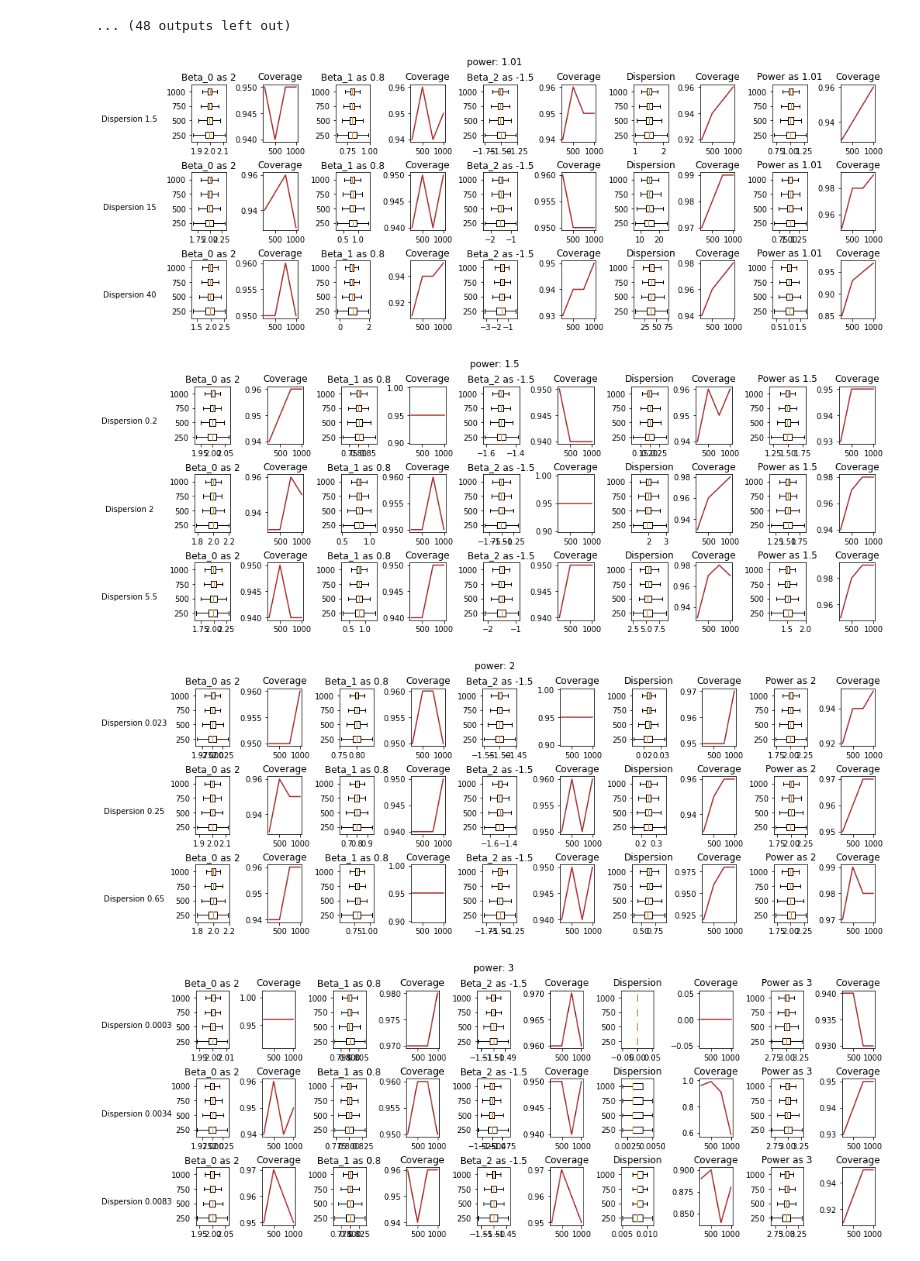
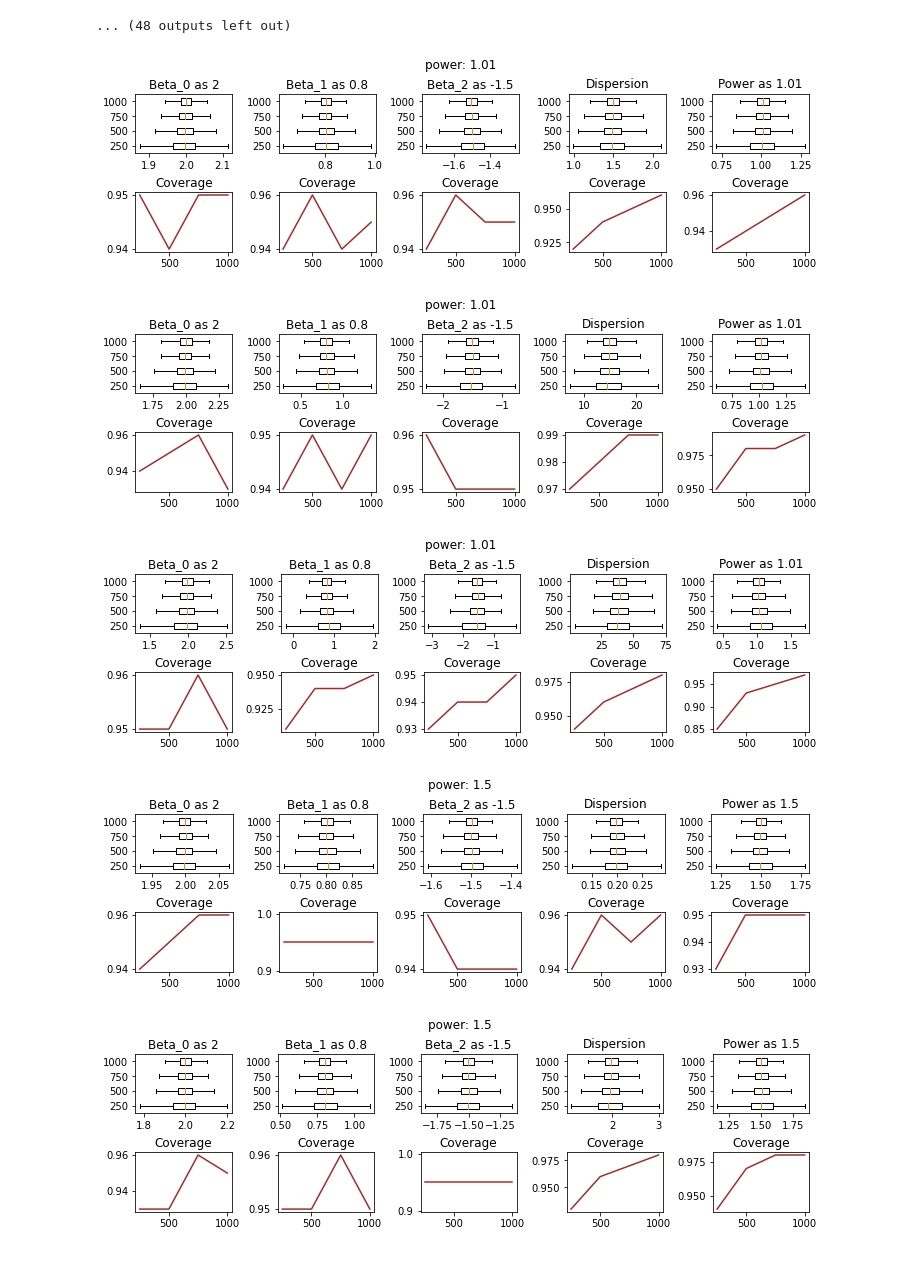
Before and after one commit to jeancmaia/mcglm, a Jupyter notebook: nbks/simulation.ipynb, the cells around one changed output. Drawn from its saved outputs; the diff is of its cells as text; code cells hidden in the pictures.

```diff
--- a/nbks/simulation.ipynb
+++ b/nbks/simulation.ipynb
@@ -593,6 +593,8 @@ Coverage Power: 0.989
 # %%
 n_sim = 1000
 sample_sizes = [250, 500, 750, 1000]
+betas_tweedie = {'beta_0': 2, 'beta_1': 0.8, 'beta_2': -1.5}
+
 for simulation_conf in [
         {"power": 1.01, "dispersion":[1.5, 15, 40], "model_type":"tweedie", "regression_parameter": betas_tweedie},
         {"power": 1.5, "dispersion":[0.2, 2, 5.5], "model_type": "tweedie", "regression_parameter": betas_tweedie},
@@ -600,8 +602,7 @@ for simulation_conf in [
         {"power": 3, "dispersion":[0.0003, 0.0034, 0.0083], "model_type": "invgauss", "regression_parameter": betas_tweedie}
         ]:
         red_square = dict(markerfacecolor='r', marker='s')
-        figure, axis = plt.subplots(3, 10, figsize=(14,5), constrained_layout=True)
-        plt.suptitle('power: ' + str(simulation_conf["power"]))
+
         for index_dispersion in range(len(simulation_conf["dispersion"])):
                 dispersion = simulation_conf["dispersion"][index_dispersion]
                 # print dispersion and power
@@ -621,57 +622,61 @@ for simulation_conf in [
                                 '__' + 'n_sim_' + str(n_sim) +  \
                                 '__' + 'dispersion_' + str(dispersion) + \
                                 '__' + 'sample_size_' + str(sample_sizes[sample_size])+'__power_fixed.json', 'r'))
 
                         beta_0.append(data["beta0"])
                         beta_1.append(data["beta1"])
                         beta_2.append(data["beta2"])
                         dispersion_lst.append(data["dispersion"])
                         power_lst.append(data["power"])
 
                         beta0_coverage.append(round(sum(data["beta0_confidence_interval"])/n_sim, 2))
                         beta1_coverage.append(round(sum(data["beta1_confidence_interval"])/n_sim, 2))
                         beta2_coverage.append(round(sum(data["beta2_confidence_interval"])/n_sim, 2))
                         dispersion_coverage.append(round(sum(data["dispersion_confidence_interval"])/n_sim, 2))
                         power_coverage.append(round(sum(data["power_confidence_interval"])/n_sim, 2))
 
-                axis[index_dispersion][0].boxplot(beta_0, vert=False, labels=sample_sizes, showfliers=False)
-                axis[index_dispersion][0].set_title("Beta_0 as " + str(simulation_conf['regression_parameter']['beta_0']))
-                axis[index_dispersion][1].plot(sample_sizes, beta0_coverage, color="brown")
-                axis[index_dispersion][1].set_title("Coverage")
+                figure, axis = plt.subplots(2, 5, figsize=(10,3), constrained_layout=True)
+                plt.suptitle('power: ' + str(simulation_conf["power"]))
+                axis[0][0].boxplot(beta_0, vert=False, labels=sample_sizes, showfliers=False)
+                axis[0][0].set_title("Beta_0 as " + str(simulation_conf['regression_parameter']['beta_0']))
+                axis[1][0].plot(sample_sizes, beta0_coverage, color="brown")
+                axis[1][0].set_title("Coverage")
                 #for sample_size in range(len(sample_sizes)):
                 #        axis[1][sample_size].hist(beta_1[sample_size])
 
-                axis[index_dispersion][2].boxplot(beta_1, vert=False, labels=sample_sizes, showfliers=False)
-                axis[index_dispersion][2].set_title("Beta_1 as " + str(simulation_conf['regression_parameter']['beta_1']))
-                axis[index_dispersion][3].plot(sample_sizes, beta1_coverage, color="brown")
-                axis[index_dispersion][3].set_title("Coverage")
+                axis[0][1].boxplot(beta_1, vert=False, labels=sample_sizes, showfliers=False)
+                axis[0][1].set_title("Beta_1 as " + str(simulation_conf['regression_parameter']['beta_1']))
+                axis[1][1].plot(sample_sizes, beta1_coverage, color="brown")
+                axis[1][1].set_title("Coverage")
 
                 #for sample_size in range(len(sample_sizes)):
                 #        axis[2][sample_size].hist(beta_2[sample_size])
-                axis[index_dispersion][4].boxplot(beta_2, vert=False, labels=sample_sizes, showfliers=False)
-                axis[index_dispersion][4].set_title("Beta_2 as " + str(simulation_conf['regression_parameter']['beta_2']))
-                axis[index_dispersion][5].plot(sample_sizes, beta2_coverage, color="brown")
-                axis[index_dispersion][5].set_title("Coverage")
+                axis[0][2].boxplot(beta_2, vert=False, labels=sample_sizes, showfliers=False)
+                axis[0][2].set_title("Beta_2 as " + str(simulation_conf['regression_parameter']['beta_2']))
+                axis[1][2].plot(sample_sizes, beta2_coverage, color="brown")
+                axis[1][2].set_title("Coverage")
 
 
-                axis[index_dispersion][6].boxplot(dispersion_lst, vert=False, labels=sample_sizes, showfliers=False)
-                axis[index_dispersion][6].set_title("Dispersion")
-                axis[index_dispersion][7].plot(sample_sizes, dispersion_coverage, color="brown")
-                axis[index_dispersion][7].set_title("Coverage")
+                axis[0][3].boxplot(dispersion_lst, vert=False, labels=sample_sizes, showfliers=False)
+                axis[0][3].set_title("Dispersion")
+                axis[1][3].plot(sample_sizes, dispersion_coverage, color="brown")
+                axis[1][3].set_title("Coverage")
 
-                axis[index_dispersion][8].boxplot(power_lst, vert=False, labels=sample_sizes, showfliers=False)
-                axis[index_dispersion][8].set_title("Power as "+str(simulation_conf["power"]))
-                axis[index_dispersion][9].plot(sample_sizes, power_coverage, color="brown")
-                axis[index_dispersion][9].set_title("Coverage")
+                axis[0][4].boxplot(power_lst, vert=False, labels=sample_sizes, showfliers=False)
+                axis[0][4].set_title("Power as "+str(simulation_conf["power"]))
+                axis[1][4].plot(sample_sizes, power_coverage, color="brown")
+                axis[1][4].set_title("Coverage")
+                plt.show()
 
-        axis[0][0].text(-1.8, 0.4, 'Dispersion '+str(simulation_conf["dispersion"][0]), horizontalalignment='center', verticalalignment='center', transform=axis[0][0].transAxes)
+        #axis[0][0].text(-1.8, 0.4, 'Dispersion '+str(simulation_conf["dispersion"][0]), horizontalalignment='center', verticalalignment='center', transform=axis[0][0].transAxes)
 
-        axis[1][0].text(-1.8, 0.4, 'Dispersion '+str(simulation_conf["dispersion"][1]), horizontalalignment='center', verticalalignment='center', transform=axis[1][0].transAxes)
+        #axis[1][0].text(-1.8, 0.4, 'Dispersion '+str(simulation_conf["dispersion"][1]), horizontalalignment='center', verticalalignment='center', transform=axis[1][0].transAxes)
 
-        axis[2][0].text(-1.8, 0.4, 'Dispersion '+str(simulation_conf["dispersion"][2]), horizontalalignment='center', verticalalignment='center', transform=axis[2][0].transAxes)
+        #axis[2][0].text(-1.8, 0.4, 'Dispersion '+str(simulation_conf["dispersion"][2]), horizontalalignment='center', verticalalignment='center', transform=axis[2][0].transAxes)
         plt.show()
 # %% [output]
-[figure, old version]
+[figure, new version]
-[figure, old version]
+[figure, new version]
-[figure, old version]
+[figure, new version]
-[figure, old version]
+[figure, new version]
+[figure, added]
```
Also changed, not shown: parts of 2 cells of this notebook, 1 other file.
